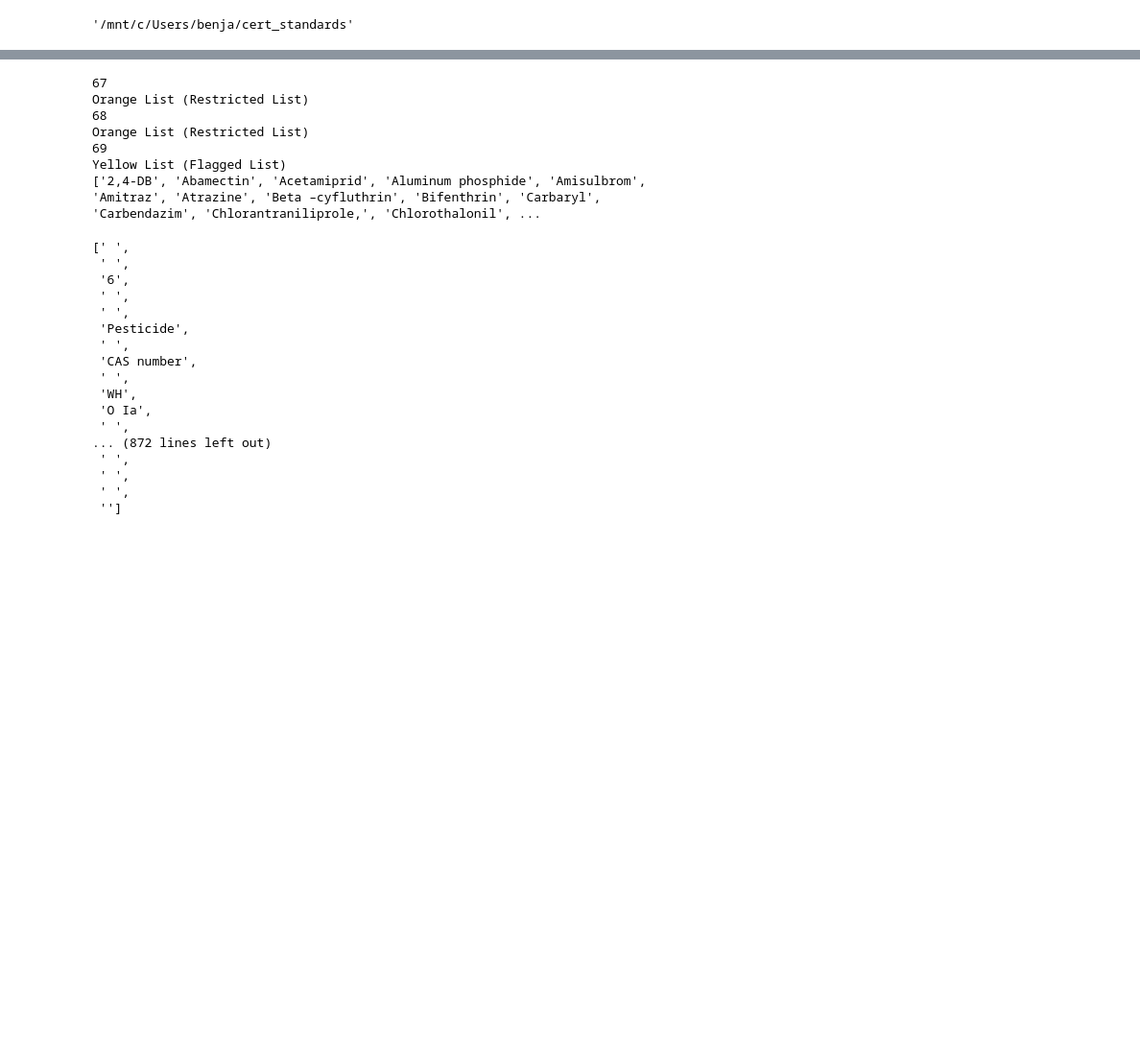
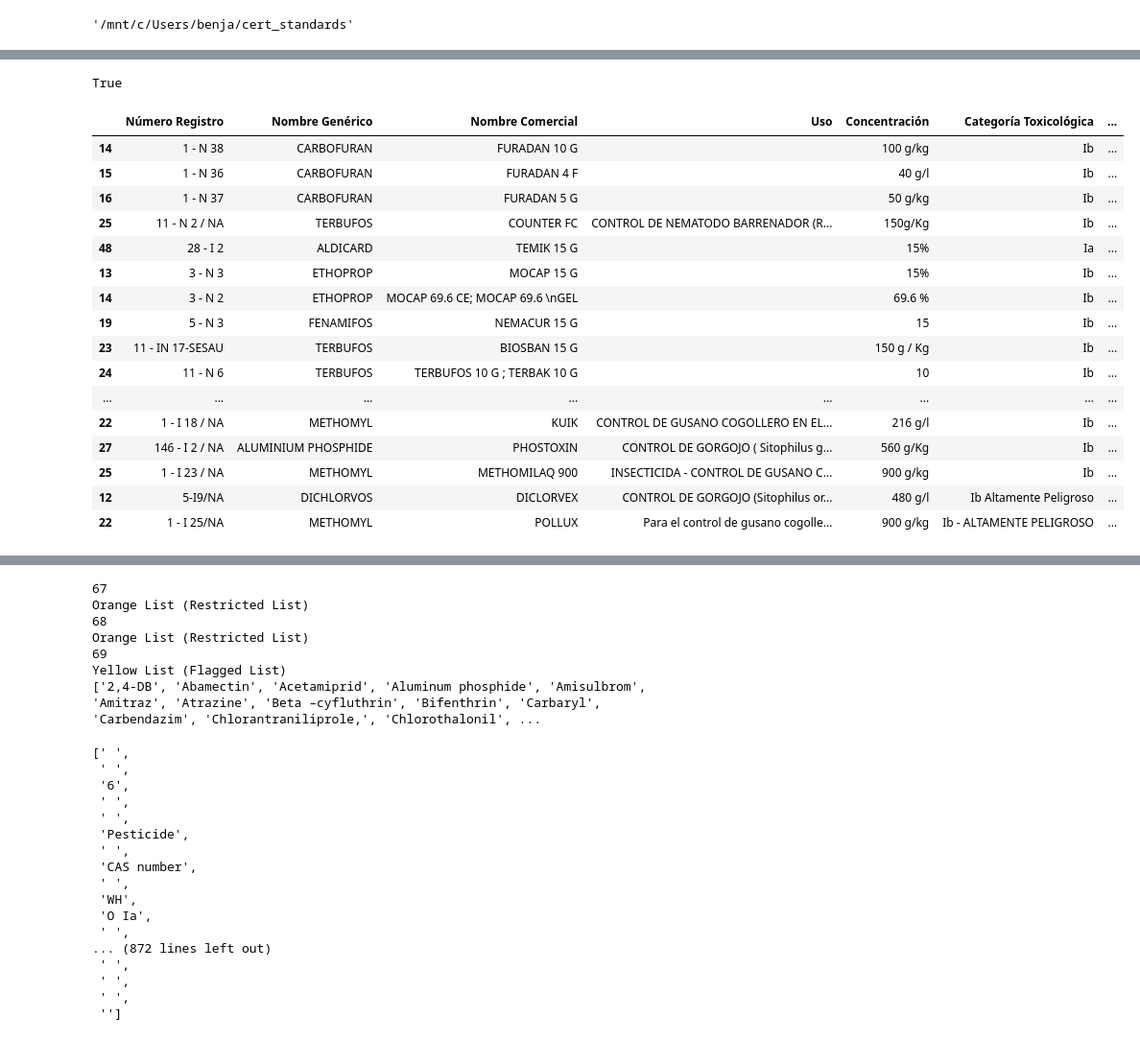
Before and after one commit to bubalis/IPM_certs, a Jupyter notebook: read_pestcide_lists_from_pdfs.ipynb, the cells around one changed output, grey strips where cells are left out. Shown at 96% size. Cells and saved outputs as stored; diff of their text form; code cells hidden in the pictures; blank space fills up the shorter version.

```diff
--- a/read_pestcide_lists_from_pdfs.ipynb
+++ b/read_pestcide_lists_from_pdfs.ipynb
@@ -47,2 +59,2 @@ df = pd.concat([table.df.drop([0]) for table in tables[1:]]).reset_index()
 # %%
-df.drop([0], inplace=True)
+df.iloc[0]
@@ -49,4 +78,2 @@ df.drop([0], inplace=True)
-# %%
-df.columns = ['index', 'trade_name', 'product_type', 'units', 'quantity']
 # %%
-df = df.drop(columns = ['index'])
+df.columns = columns
@@ -54,0 +80,7 @@ df.to_csv('PEAS_toxicity_model.csv')
+# %%
+def check_is_cat1(string):
+    return string.lower()[:2]== 'ia' or string.lower()[:2]=='ib'
+# %%
+check_is_cat1('Ia')
+# %% [output]
+True
@@ -54,0 +89,20 @@ df.to_csv('PEAS_toxicity_model.csv')
+# %%
+df[df[df.columns[5]].apply(check_is_cat1)]
+# %% [output]
+|  | Número Registro | Nombre Genérico | Nombre Comercial | Uso | Concentración | Categoría Toxicológica | ... |
+| 14 | 1 ‐ N 38 | CARBOFURAN | FURADAN 10 G |  | 100 g/kg | Ib | ... |
+| 15 | 1 ‐ N 36 | CARBOFURAN | FURADAN 4 F |  | 40 g/l | Ib | ... |
+| 16 | 1 ‐ N 37 | CARBOFURAN | FURADAN 5 G |  | 50 g/kg | Ib | ... |
+| 25 | 11 ‐ N 2 / NA | TERBUFOS | COUNTER FC | CONTROL DE NEMATODO BARRENADOR (R... | 150g/Kg | Ib | ... |
+| 48 | 28 ‐ I 2 | ALDICARD | TEMIK 15 G |  | 15% | Ia | ... |
+| 13 | 3 ‐ N 3 | ETHOPROP | MOCAP 15 G |  | 15% | Ib | ... |
+| 14 | 3 ‐ N 2 | ETHOPROP | MOCAP 69.6 CE; MOCAP 69.6 \nGEL |  | 69.6 % | Ib | ... |
+| 19 | 5 ‐ N 3 | FENAMIFOS | NEMACUR 15 G |  | 15 | Ib | ... |
+| 23 | 11 ‐ IN 17‐SESAU | TERBUFOS | BIOSBAN 15 G |  | 150 g / Kg | Ib | ... |
+| 24 | 11 ‐ N 6 | TERBUFOS | TERBUFOS 10 G ; TERBAK 10 G |  | 10 | Ib | ... |
+| ... | ... | ... | ... | ... | ... | ... | ... |
+| 22 | 1 ‐ I 18 / NA | METHOMYL | KUIK | CONTROL DE GUSANO COGOLLERO EN EL... | 216 g/l | Ib | ... |
+| 27 | 146 ‐ I 2 / NA | ALUMINIUM PHOSPHIDE | PHOSTOXIN | CONTROL DE GORGOJO ( Sitophilus g... | 560 g/Kg | Ib | ... |
+| 25 | 1 ‐ I 23 / NA | METHOMYL | METHOMILAQ 900 | INSECTICIDA ‐ CONTROL DE GUSANO C... | 900 g/kg | Ib | ... |
+| 12 | 5‐I9/NA | DICHLORVOS | DICLORVEX | CONTROL DE GORGOJO (Sitophilus or... | 480 g/l | Ib Altamente Peligroso | ... |
+| 22 | 1 ‐ I 25/NA | METHOMYL | POLLUX | Para el control de gusano cogolle... | 900 g/kg | Ib ‐ ALTAMENTE PELIGROSO | ... |
```
Also changed, not shown: parts of 18 cells of this notebook, 22 other files.
